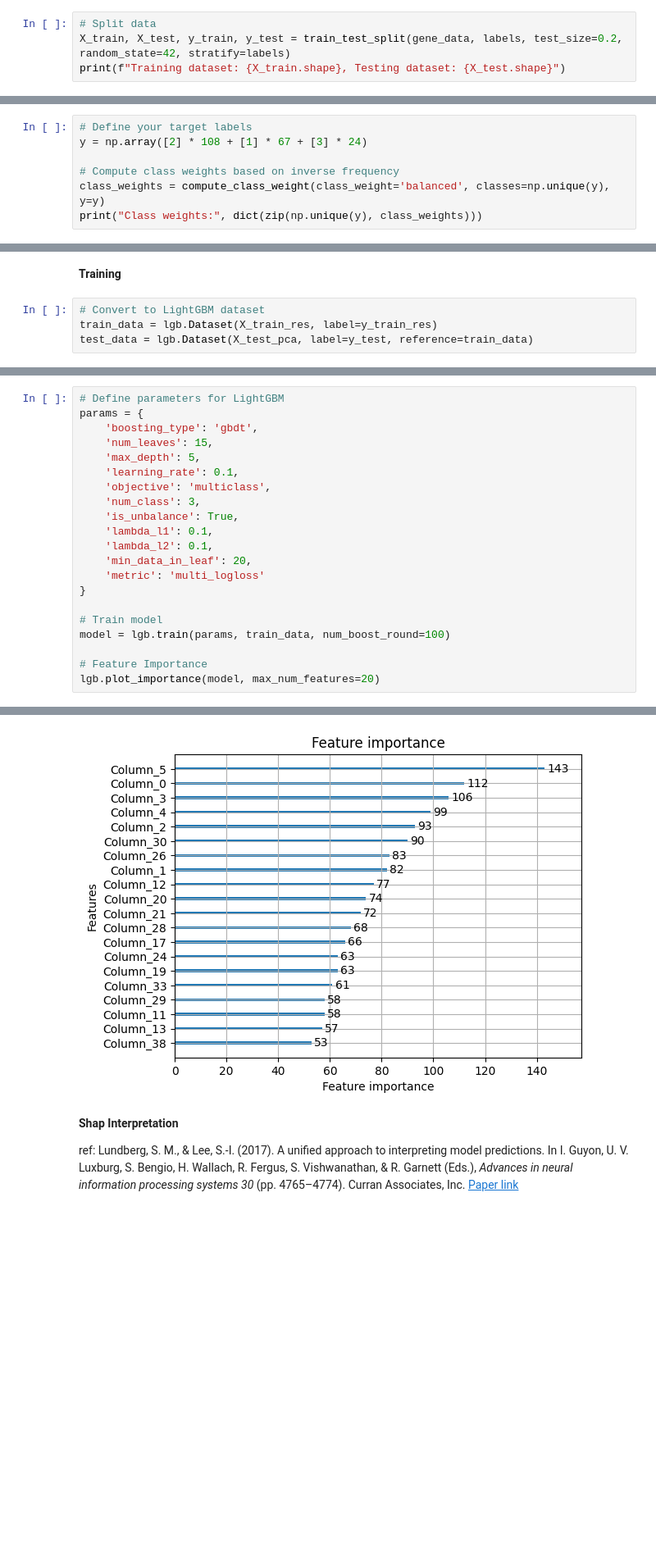
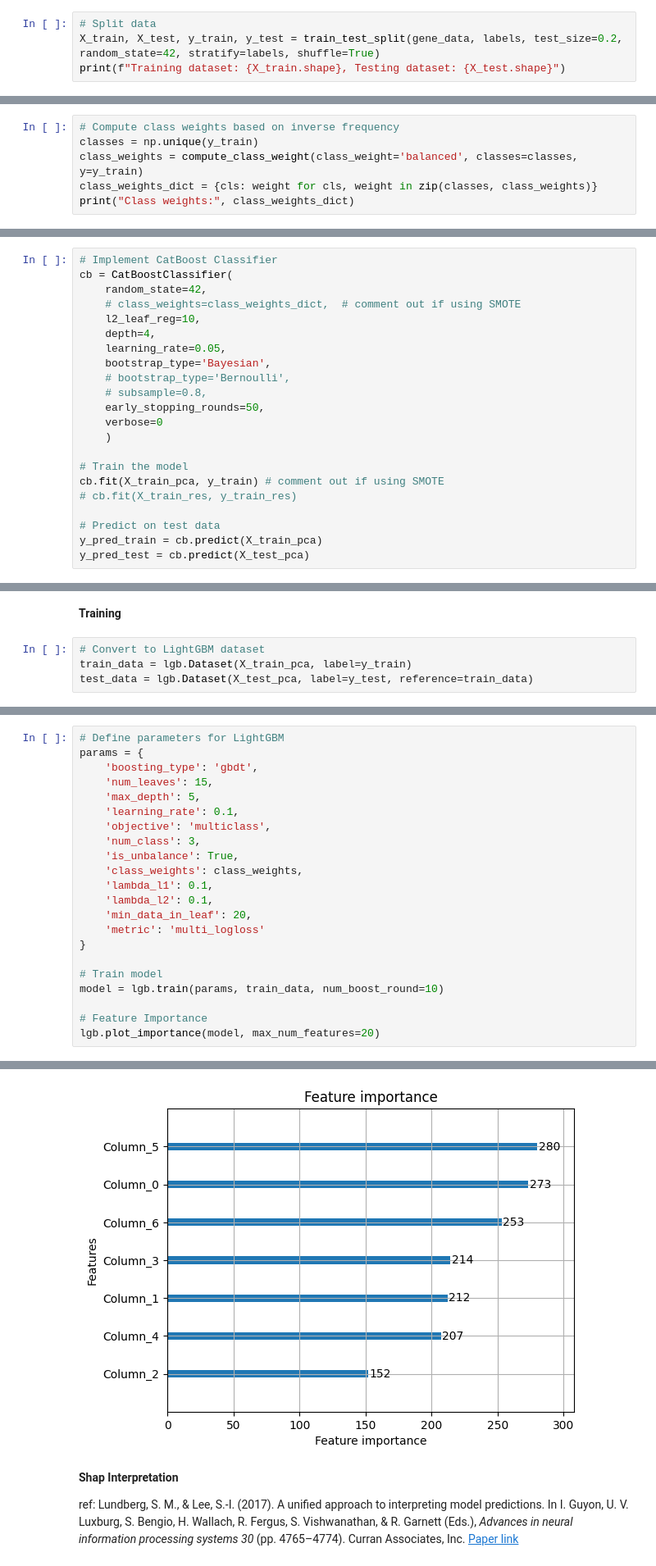
Before and after one commit to Kitiyaparnnn/NSCLC, a Jupyter notebook: train.ipynb, the cells around one changed output, grey strips where cells are left out. Shown: that part at 82% size. Saved outputs shown, nothing was run; the diff lists cells and outputs as text; blank space fills up the shorter version.

Commit message:
add classification wuth CatBoostClassification

```diff
--- a/train.ipynb
+++ b/train.ipynb
@@ -120,7 +51,7 @@ labels = df["diagnosis"] - 1
 **Prepare training set & Testing set**
 # %%
 # Split data
-X_train, X_test, y_train, y_test = train_test_split(gene_data, labels, test_size=0.2, random_state=42, stratify=labels)
+X_train, X_test, y_train, y_test = train_test_split(gene_data, labels, test_size=0.2, random_state=42, stratify=labels, shuffle=True)
 print(f"Training dataset: {X_train.shape}, Testing dataset: {X_test.shape}")
 # %% [output]
 Training dataset: (159, 56685), Testing dataset: (40, 56685)
@@ -173,8 +138,7 @@ method I ❌: Calculate class weights -> accuracy of the minor class (class 2) w
 # %%
-# Define your target labels
-y = np.array([2] * 108 + [1] * 67 + [3] * 24)
-
 # Compute class weights based on inverse frequency
-class_weights = compute_class_weight(class_weight='balanced', classes=np.unique(y), y=y)
-print("Class weights:", dict(zip(np.unique(y), class_weights)))
+classes = np.unique(y_train)
+class_weights = compute_class_weight(class_weight='balanced', classes=classes, y=y_train)
+class_weights_dict = {cls: weight for cls, weight in zip(classes, class_weights)}
+print("Class weights:", class_weights_dict)
 # %% [output]
@@ -192,0 +175,22 @@ Resampled Training Shape: (258, 39), Class Distribution: {np.int64(0): np.int64(
+# %%
+# Implement CatBoost Classifier
+cb = CatBoostClassifier(
+    random_state=42,
+    # class_weights=class_weights_dict,  # comment out if using SMOTE
+    l2_leaf_reg=10,
+    depth=4,
+    learning_rate=0.05,
+    bootstrap_type='Bayesian',
+    # bootstrap_type='Bernoulli',
+    # subsample=0.8,
+    early_stopping_rounds=50,
+    verbose=0
+    )
+
+# Train the model
+cb.fit(X_train_pca, y_train) # comment out if using SMOTE
+# cb.fit(X_train_res, y_train_res)
+
+# Predict on test data
+y_pred_train = cb.predict(X_train_pca)
+y_pred_test = cb.predict(X_test_pca)
@@ -212,5 +342,5 @@ Use Cases:
 **Training**
 # %%
 # Convert to LightGBM dataset
-train_data = lgb.Dataset(X_train_res, label=y_train_res)
+train_data = lgb.Dataset(X_train_pca, label=y_train)
 test_data = lgb.Dataset(X_test_pca, label=y_test, reference=train_data)
@@ -224,6 +356,7 @@ params = {
     'objective': 'multiclass',
     'num_class': 3,
     'is_unbalance': True,
+    'class_weights': class_weights,
     'lambda_l1': 0.1,
     'lambda_l2': 0.1,
     'min_data_in_leaf': 20,
@@ -231,7 +364,7 @@ params = {
 }
 
 # Train model
-model = lgb.train(params, train_data, num_boost_round=100)
+model = lgb.train(params, train_data, num_boost_round=10)
 
 # Feature Importance
 lgb.plot_importance(model, max_num_features=20)
@@ -256,5 +389,5 @@ You can set `force_col_wise=true` to remove the overhead.
 <Axes: title={'center': 'Feature importance'}, xlabel='Feature importance', ylabel='Features'>
-[figure, old version]
+[figure, new version]
 # %% [markdown]
 **Shap Interpretation**
 
```
Also changed, not shown: parts of 27 cells of this notebook.
